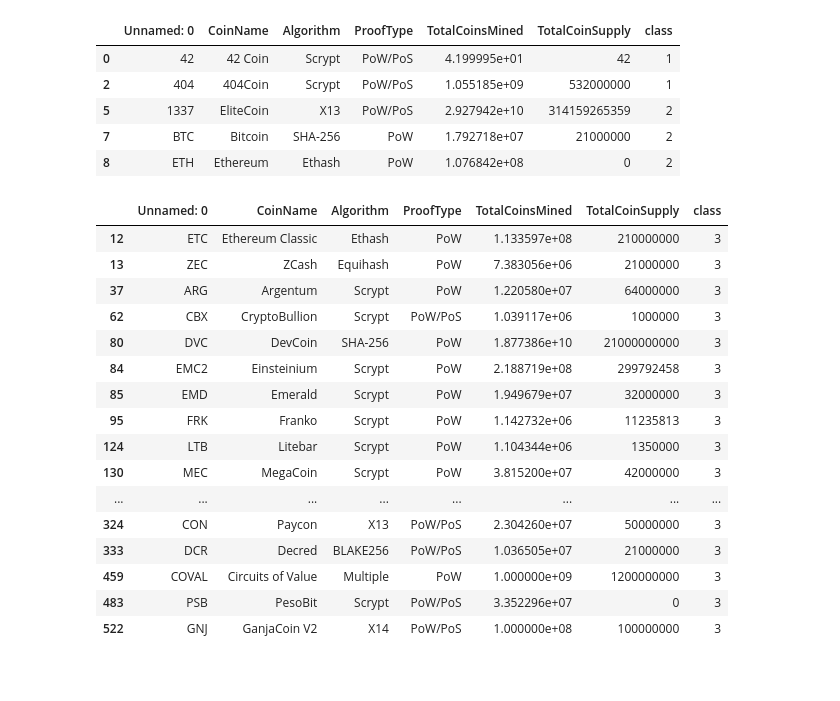
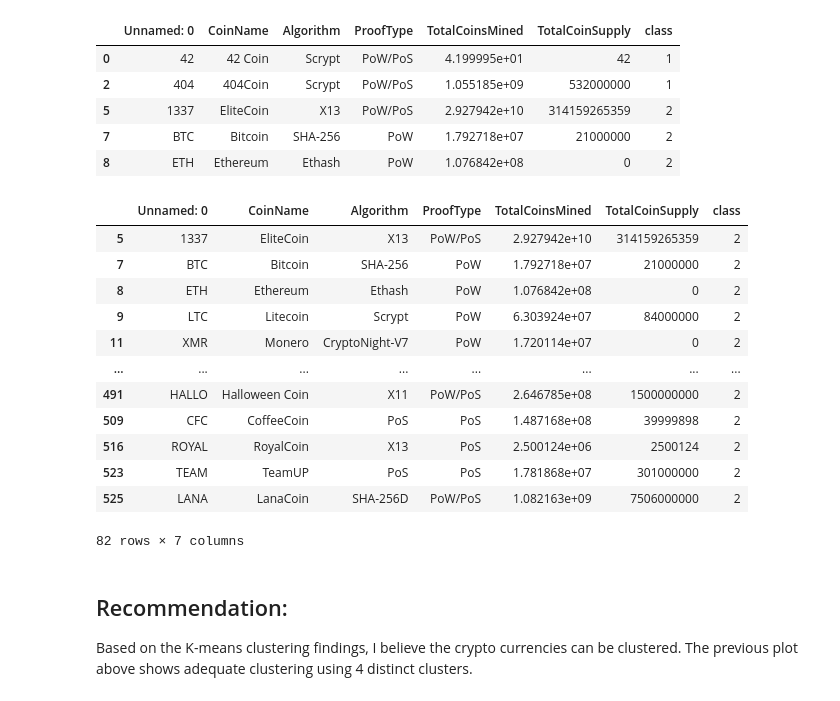
Before and after one commit to JacobTrevithick/Unsupervised-Learning-Homework, a Jupyter notebook: crypto_currencies_clustering.ipynb, the cells around one changed output. Drawn from its saved outputs; the diff is of its cells as text; code cells hidden in the pictures; blank space fills up the shorter version.

```diff
--- a/crypto_currencies_clustering.ipynb
+++ b/crypto_currencies_clustering.ipynb
@@ -220,18 +220,3 @@ plt.show()
 The previous t-SNE reduction has created approximately two clusters with two outliers that consistently show up.
 # %% [markdown]
 ## K-Means Clustering
-# %%
-# find the best k-value that will optimize the inertia at the elbow of the Inertia vs. K curve
-
-inertia = []
-k = list(range(1,10))
-
-# loop through k values and save inertia for each one
-for i in k:
-    km = KMeans(n_clusters=i, random_state=0)
-    km.fit(df_crypto_pca)
-    inertia.append(km.inertia_)
-
-elbow_data = {'k': k, 'inertia': inertia}
-df_elbow = pd.DataFrame(elbow_data)
-df_elbow.head()
@@ -380,22 +316,22 @@ df_crypto_tsne_clusted.head()
 | 7 | BTC | Bitcoin | SHA-256 | PoW | 1.792718e+07 | 21000000 | 2 |
 | 8 | ETH | Ethereum | Ethash | PoW | 1.076842e+08 | 0 | 2 |
 # %%
-df_crypto_tsne_clusted[df_crypto_tsne_clusted['class'] == 3]
+df_crypto_tsne_clusted[df_crypto_tsne_clusted['class'] == 2]
 # %% [output]
 |  | Unnamed: 0 | CoinName | Algorithm | ProofType | TotalCoinsMined | TotalCoinSupply | class |
-| 12 | ETC | Ethereum Classic | Ethash | PoW | 1.133597e+08 | 210000000 | 3 |
-| 13 | ZEC | ZCash | Equihash | PoW | 7.383056e+06 | 21000000 | 3 |
-| 37 | ARG | Argentum | Scrypt | PoW | 1.220580e+07 | 64000000 | 3 |
-| 62 | CBX | CryptoBullion | Scrypt | PoW/PoS | 1.039117e+06 | 1000000 | 3 |
-| 80 | DVC | DevCoin | SHA-256 | PoW | 1.877386e+10 | 21000000000 | 3 |
-| 84 | EMC2 | Einsteinium | Scrypt | PoW | 2.188719e+08 | 299792458 | 3 |
-| 85 | EMD | Emerald | Scrypt | PoW | 1.949679e+07 | 32000000 | 3 |
-| 95 | FRK | Franko | Scrypt | PoW | 1.142732e+06 | 11235813 | 3 |
-| 124 | LTB | Litebar | Scrypt | PoW | 1.104344e+06 | 1350000 | 3 |
-| 130 | MEC | MegaCoin | Scrypt | PoW | 3.815200e+07 | 42000000 | 3 |
+| 5 | 1337 | EliteCoin | X13 | PoW/PoS | 2.927942e+10 | 314159265359 | 2 |
+| 7 | BTC | Bitcoin | SHA-256 | PoW | 1.792718e+07 | 21000000 | 2 |
+| 8 | ETH | Ethereum | Ethash | PoW | 1.076842e+08 | 0 | 2 |
+| 9 | LTC | Litecoin | Scrypt | PoW | 6.303924e+07 | 84000000 | 2 |
+| 11 | XMR | Monero | CryptoNight-V7 | PoW | 1.720114e+07 | 0 | 2 |
 | ... | ... | ... | ... | ... | ... | ... | ... |
-| 324 | CON | Paycon | X13 | PoW/PoS | 2.304260e+07 | 50000000 | 3 |
-| 333 | DCR | Decred | BLAKE256 | PoW/PoS | 1.036505e+07 | 21000000 | 3 |
-| 459 | COVAL | Circuits of Value | Multiple | PoW | 1.000000e+09 | 1200000000 | 3 |
-| 483 | PSB | PesoBit | Scrypt | PoW/PoS | 3.352296e+07 | 0 | 3 |
-| 522 | GNJ | GanjaCoin V2 | X14 | PoW/PoS | 1.000000e+08 | 100000000 | 3 |
+| 491 | HALLO | Halloween Coin | X11 | PoW/PoS | 2.646785e+08 | 1500000000 | 2 |
+| 509 | CFC | CoffeeCoin | PoS | PoS | 1.487168e+08 | 39999898 | 2 |
+| 516 | ROYAL | RoyalCoin | X13 | PoS | 2.500124e+06 | 2500124 | 2 |
+| 523 | TEAM | TeamUP | PoS | PoS | 1.781868e+07 | 301000000 | 2 |
+| 525 | LANA | LanaCoin | SHA-256D | PoW/PoS | 1.082163e+09 | 7506000000 | 2 |
+82 rows × 7 columns
+# %% [markdown]
+## Recommendation:
+
+Based on the K-means clustering findings, I believe the crypto currencies can be clustered. The previous plot above shows adequate clustering using 4 distinct clusters.
```
Also changed, not shown: parts of 4 cells of this notebook.
